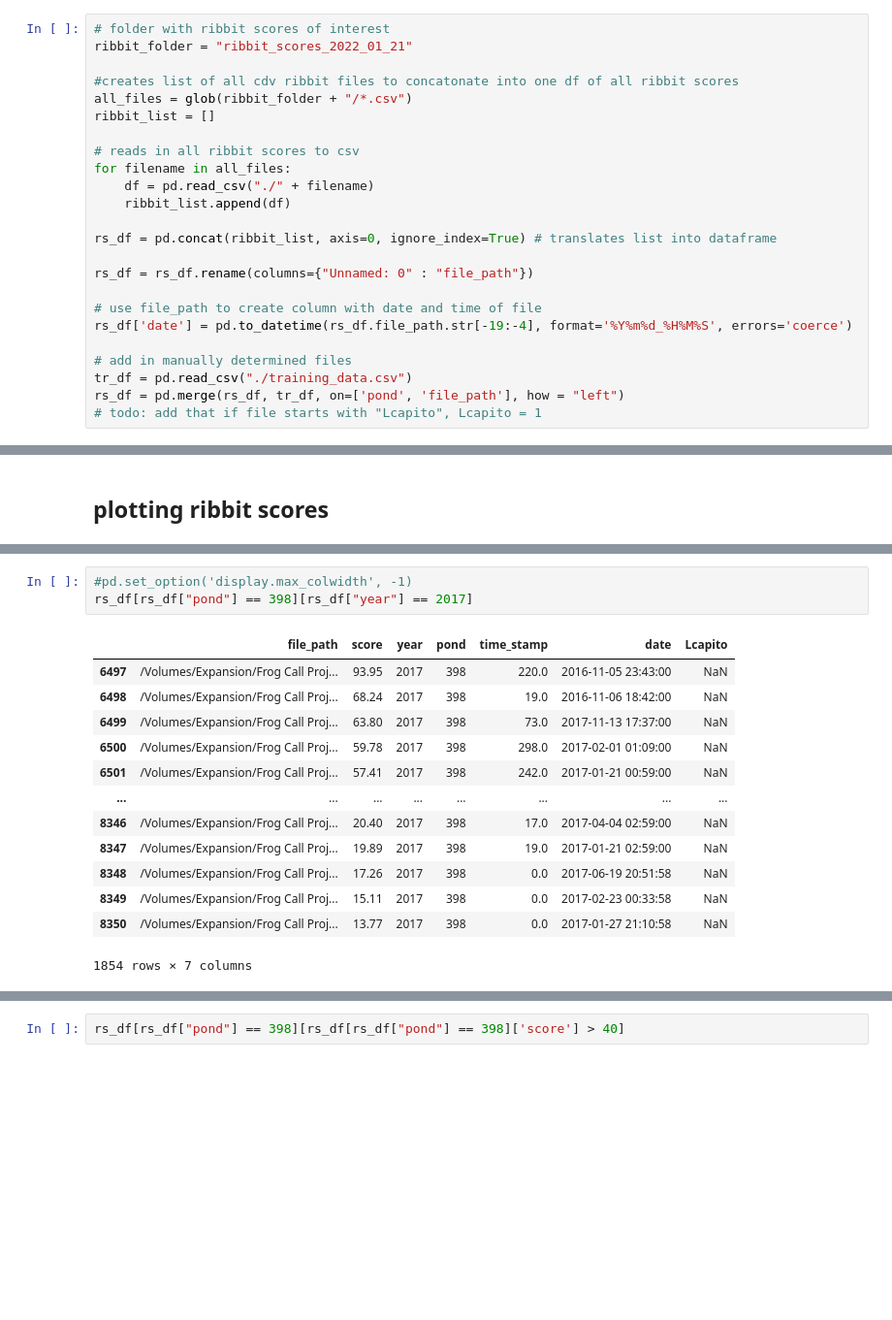
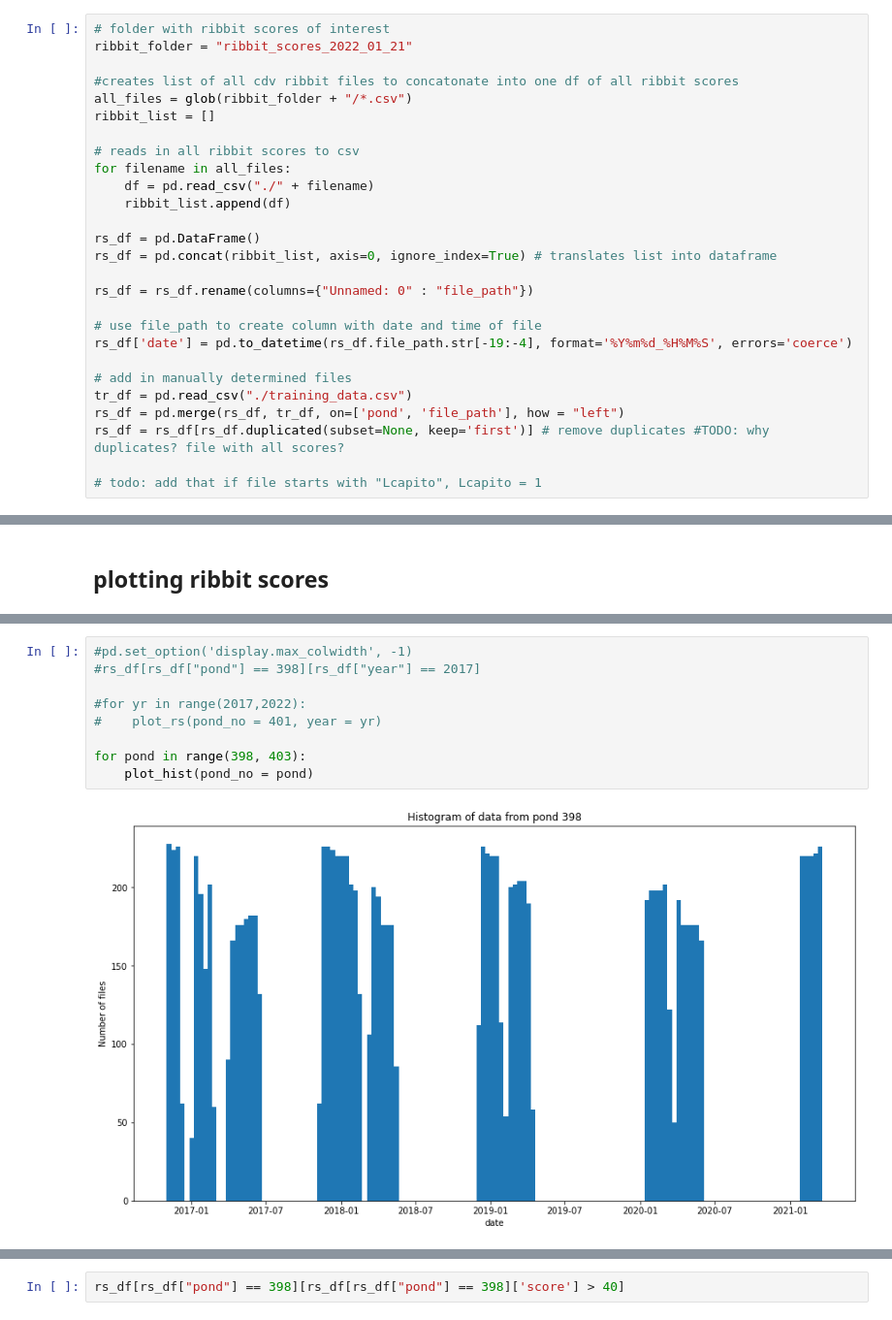
Before and after one commit to mayalapp/ga-frog-id, a Jupyter notebook: python-ribbit/data_cleaning.ipynb, the cells around one changed output, grey strips where cells are left out. Shown: that part at 97% size. Saved outputs shown, nothing was run; the diff lists cells and outputs as text; blank space fills up the shorter version.

```diff
--- a/python-ribbit/data_cleaning.ipynb
+++ b/python-ribbit/data_cleaning.ipynb
@@ -37,6 +37,7 @@ for filename in all_files:
     df = pd.read_csv("./" + filename)
     ribbit_list.append(df)
 
+rs_df = pd.DataFrame()
 rs_df = pd.concat(ribbit_list, axis=0, ignore_index=True) # translates list into dataframe
 
 rs_df = rs_df.rename(columns={"Unnamed: 0" : "file_path"})
@@ -47,4 +48,6 @@ rs_df['date'] = pd.to_datetime(rs_df.file_path.str[-19:-4], format='%Y%m%d_%H%M%
 # add in manually determined files
 tr_df = pd.read_csv("./training_data.csv")
 rs_df = pd.merge(rs_df, tr_df, on=['pond', 'file_path'], how = "left")
+rs_df = rs_df[rs_df.duplicated(subset=None, keep='first')] # remove duplicates #TODO: why duplicates? file with all scores?
+
 # todo: add that if file starts with "Lcapito", Lcapito = 1
@@ -106,17 +139,11 @@ for yr in range(2017,2022):
 # %%
 #pd.set_option('display.max_colwidth', -1)
-rs_df[rs_df["pond"] == 398][rs_df["year"] == 2017]
+#rs_df[rs_df["pond"] == 398][rs_df["year"] == 2017]
+
+#for yr in range(2017,2022):
+#    plot_rs(pond_no = 401, year = yr)
+
+for pond in range(398, 403):
+    plot_hist(pond_no = pond)
 # %% [output]
-|  | file_path | score | year | pond | time_stamp | date | Lcapito |
-| 6497 | /Volumes/Expansion/Frog Call Proj... | 93.95 | 2017 | 398 | 220.0 | 2016-11-05 23:43:00 | NaN |
-| 6498 | /Volumes/Expansion/Frog Call Proj... | 68.24 | 2017 | 398 | 19.0 | 2016-11-06 18:42:00 | NaN |
-| 6499 | /Volumes/Expansion/Frog Call Proj... | 63.80 | 2017 | 398 | 73.0 | 2017-11-13 17:37:00 | NaN |
-| 6500 | /Volumes/Expansion/Frog Call Proj... | 59.78 | 2017 | 398 | 298.0 | 2017-02-01 01:09:00 | NaN |
-| 6501 | /Volumes/Expansion/Frog Call Proj... | 57.41 | 2017 | 398 | 242.0 | 2017-01-21 00:59:00 | NaN |
-| ... | ... | ... | ... | ... | ... | ... | ... |
-| 8346 | /Volumes/Expansion/Frog Call Proj... | 20.40 | 2017 | 398 | 17.0 | 2017-04-04 02:59:00 | NaN |
-| 8347 | /Volumes/Expansion/Frog Call Proj... | 19.89 | 2017 | 398 | 19.0 | 2017-01-21 02:59:00 | NaN |
-| 8348 | /Volumes/Expansion/Frog Call Proj... | 17.26 | 2017 | 398 | 0.0 | 2017-06-19 20:51:58 | NaN |
-| 8349 | /Volumes/Expansion/Frog Call Proj... | 15.11 | 2017 | 398 | 0.0 | 2017-02-23 00:33:58 | NaN |
-| 8350 | /Volumes/Expansion/Frog Call Proj... | 13.77 | 2017 | 398 | 0.0 | 2017-01-27 21:10:58 | NaN |
-1854 rows × 7 columns
+[figure, added]
```
Also changed, not shown: parts of 6 cells of this notebook, 28 other files.
